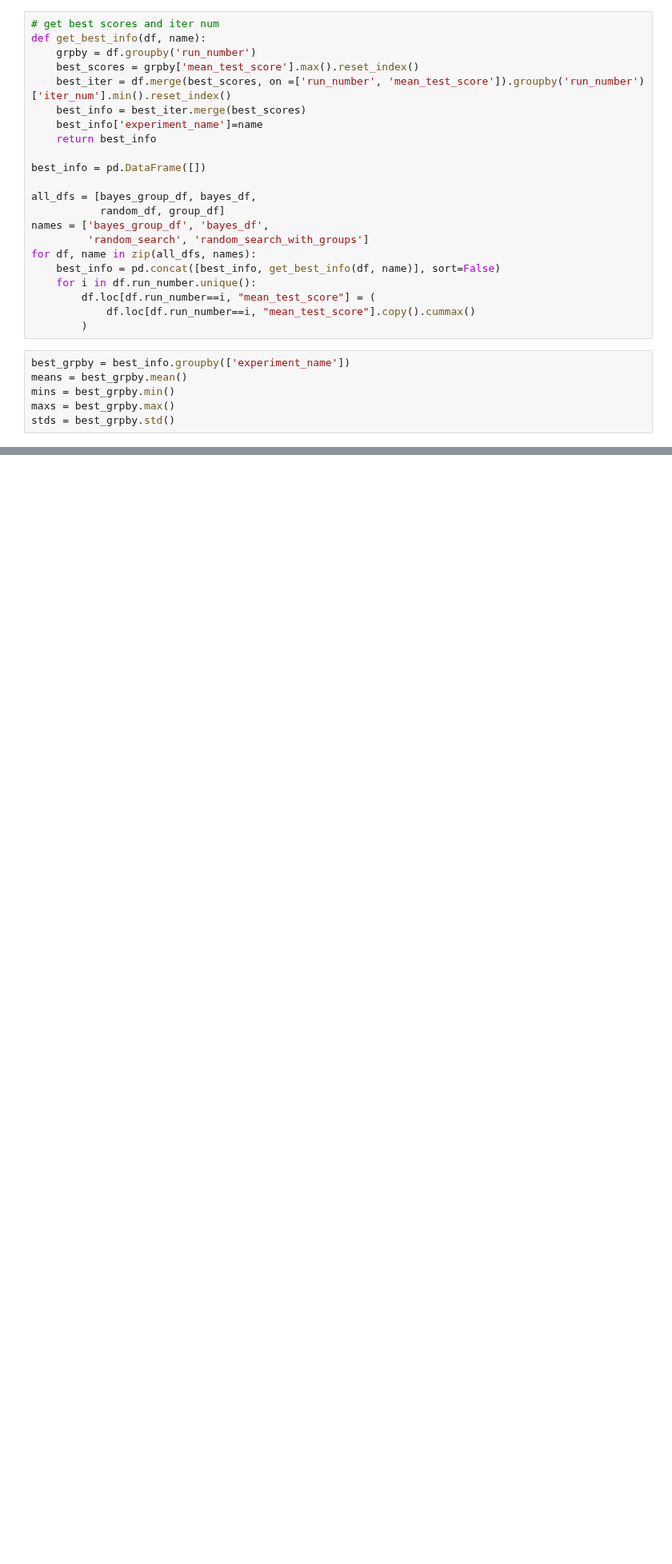
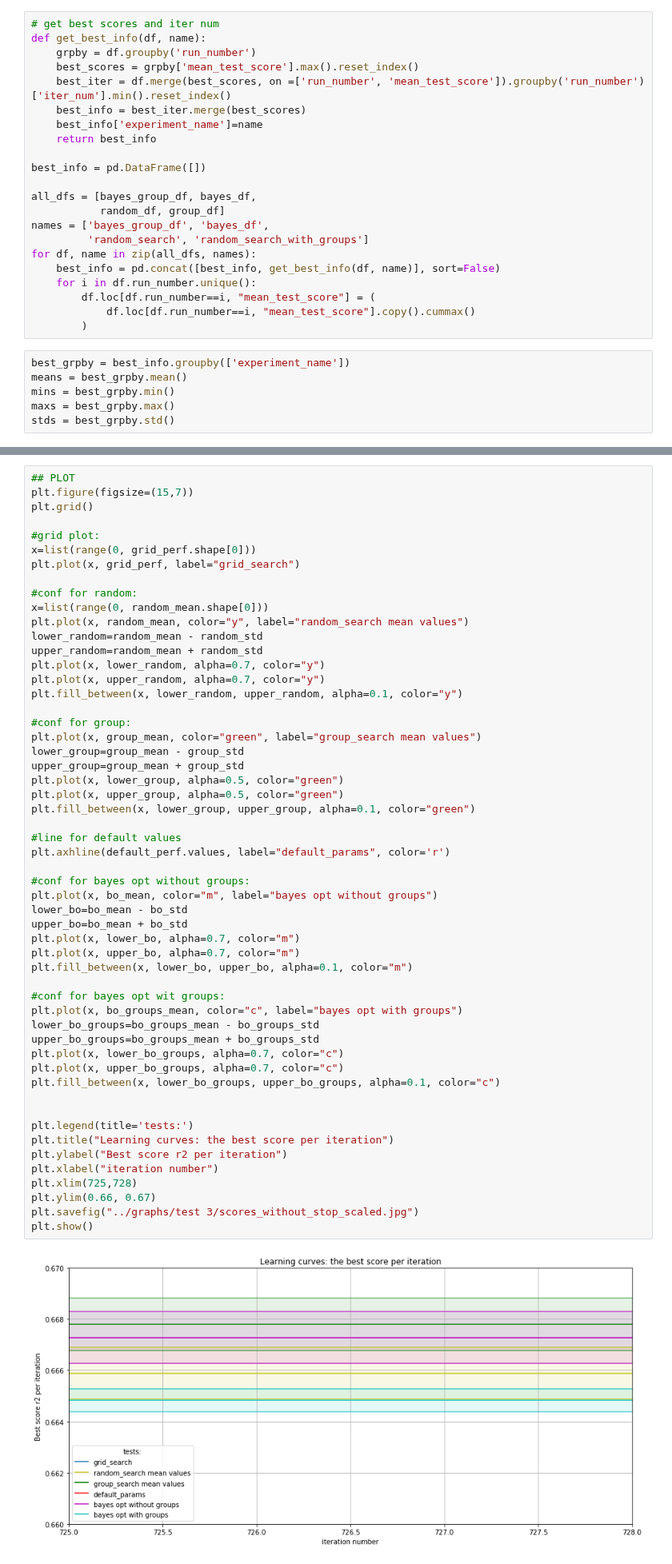
Before and after one commit to HollowPrincess/GradBoostOptim, a Jupyter notebook: test_3/xgboost_test_3_analysis.ipynb, the cells around one changed output, grey strips where cells are left out. Shown at 80% size. Drawn from its saved outputs; the diff is of its cells as text; blank space fills up the shorter version.

```diff
--- a/test_3/xgboost_test_3_analysis.ipynb
+++ b/test_3/xgboost_test_3_analysis.ipynb
@@ -249,3 +229,59 @@ Name: mean_test_score, dtype: float64
+# %%
+## PLOT
+plt.figure(figsize=(15,7))
+plt.grid()
+
+#grid plot:
+x=list(range(0, grid_perf.shape[0]))
+plt.plot(x, grid_perf, label="grid_search")
+
+#conf for random:
+x=list(range(0, random_mean.shape[0]))
+plt.plot(x, random_mean, color="y", label="random_search mean values")
+lower_random=random_mean - random_std
+upper_random=random_mean + random_std
+plt.plot(x, lower_random, alpha=0.7, color="y")
+plt.plot(x, upper_random, alpha=0.7, color="y")
+plt.fill_between(x, lower_random, upper_random, alpha=0.1, color="y")
+
+#conf for group:
+plt.plot(x, group_mean, color="green", label="group_search mean values")
+lower_group=group_mean - group_std
+upper_group=group_mean + group_std
+plt.plot(x, lower_group, alpha=0.5, color="green")
+plt.plot(x, upper_group, alpha=0.5, color="green")
+plt.fill_between(x, lower_group, upper_group, alpha=0.1, color="green")
+
+#line for default values
+plt.axhline(default_perf.values, label="default_params", color='r')
+
+#conf for bayes opt without groups:
+plt.plot(x, bo_mean, color="m", label="bayes opt without groups")
+lower_bo=bo_mean - bo_std
+upper_bo=bo_mean + bo_std
+plt.plot(x, lower_bo, alpha=0.7, color="m")
+plt.plot(x, upper_bo, alpha=0.7, color="m")
+plt.fill_between(x, lower_bo, upper_bo, alpha=0.1, color="m")
+
+#conf for bayes opt wit groups:
+plt.plot(x, bo_groups_mean, color="c", label="bayes opt with groups")
+lower_bo_groups=bo_groups_mean - bo_groups_std
+upper_bo_groups=bo_groups_mean + bo_groups_std
+plt.plot(x, lower_bo_groups, alpha=0.7, color="c")
+plt.plot(x, upper_bo_groups, alpha=0.7, color="c")
+plt.fill_between(x, lower_bo_groups, upper_bo_groups, alpha=0.1, color="c")
+
+
+plt.legend(title='tests:')
+plt.title("Learning curves: the best score per iteration")
+plt.ylabel("Best score r2 per iteration")
+plt.xlabel("iteration number")
+plt.xlim(725,728)
+plt.ylim(0.66, 0.67)
+plt.savefig("../graphs/test 3/scores_without_stop_scaled.jpg")
+plt.show()
+# %% [output]
+[figure, added]
 # %%
 ## PLOT
 plt.figure(figsize=(15,7))
```
Also changed, not shown: parts of 8 cells of this notebook, 22 other files.
